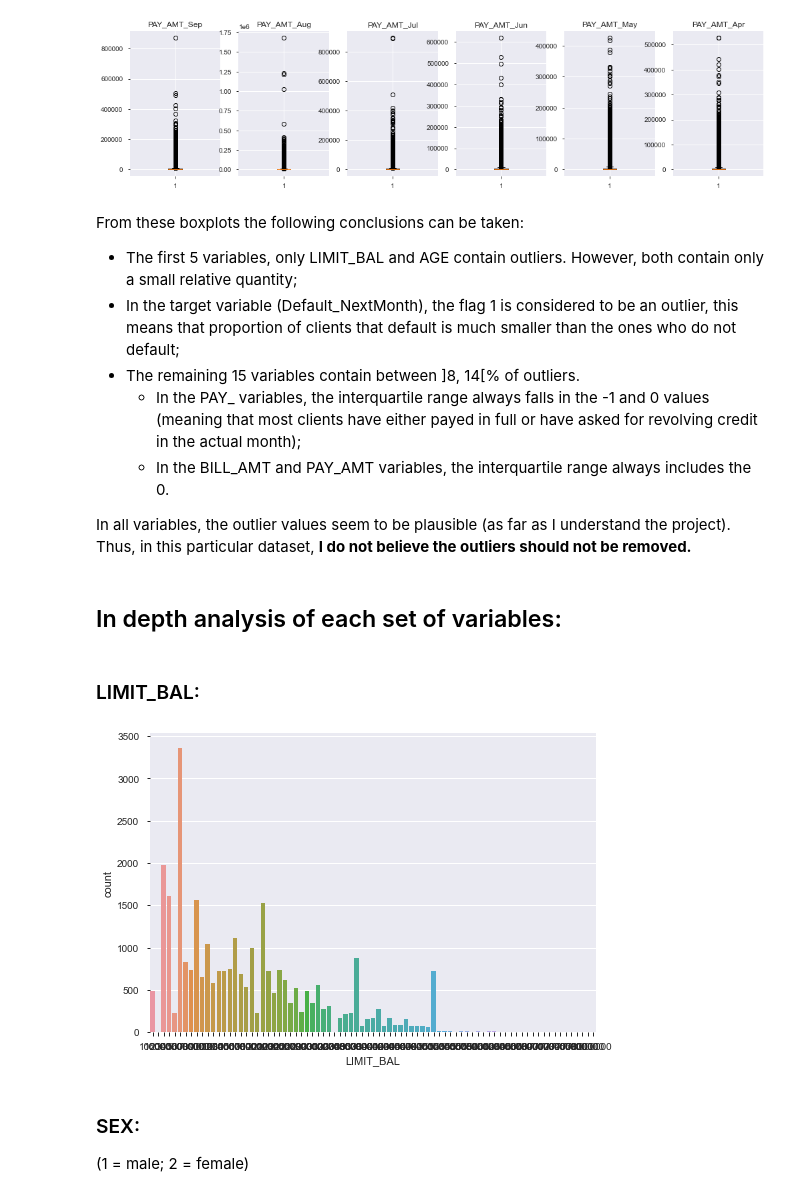
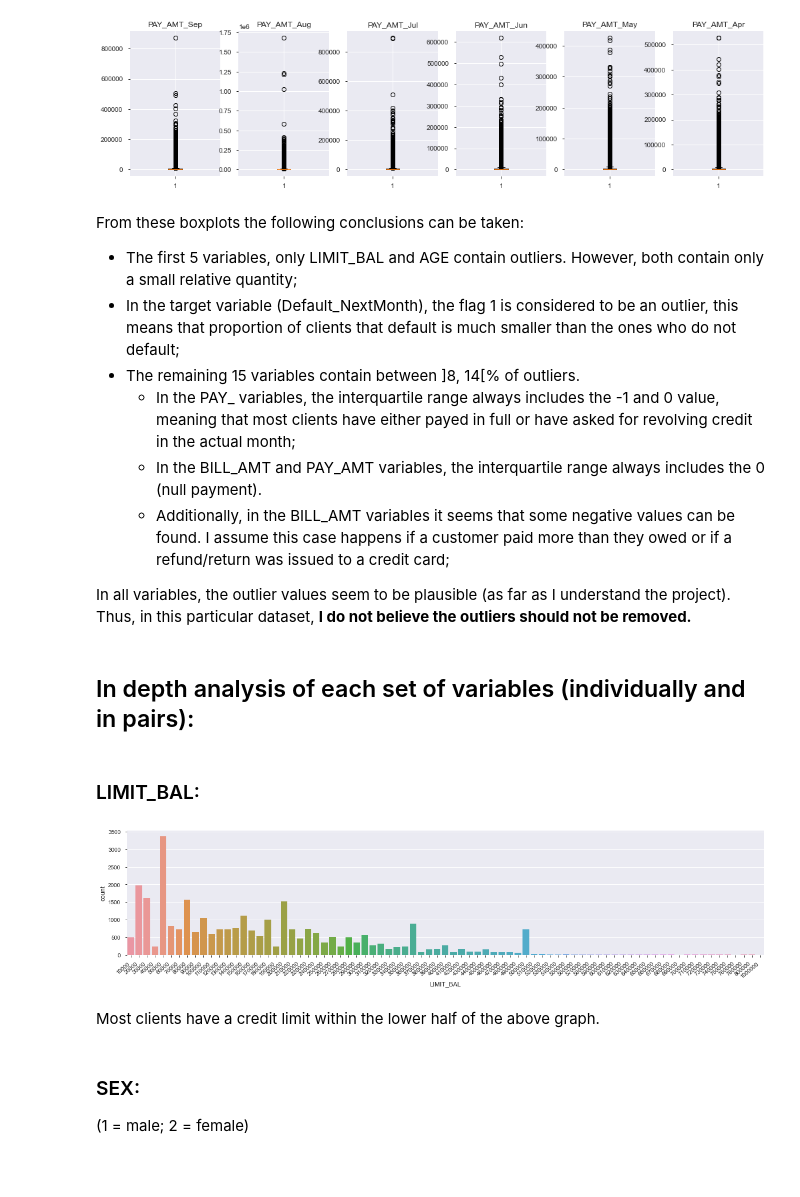
Before and after one commit to TomeBorges/Credit-One, a Jupyter notebook: TOMÉ_BORGES_dasa204_Course2_Task2.ipynb, the cells around one changed output. Cells and saved outputs as stored; diff of their text form; code cells hidden in the pictures; blank space fills up the shorter version.

```diff
--- a/TOMÉ_BORGES_dasa204_Course2_Task2.ipynb
+++ b/TOMÉ_BORGES_dasa204_Course2_Task2.ipynb
@@ -799,19 +762,24 @@ From these boxplots the following conclusions can be taken:
 - The first 5 variables, only LIMIT_BAL and AGE contain outliers. However, both contain only a small relative quantity;
 - In the target variable (Default_NextMonth), the flag 1 is considered to be an outlier, this means that proportion of clients that default is much smaller than the ones who do not default;
 - The remaining 15 variables contain between ]8, 14\[\% of outliers.
-    - In the PAY_ variables, the interquartile range always falls in the -1 and 0 values (meaning that most clients have either payed in full or have asked for revolving credit in the actual month);
-    - In the BILL_AMT and PAY_AMT variables, the interquartile range always includes the 0.
+    - In the PAY_ variables, the interquartile range always includes the -1 and 0 value, meaning that most clients have either payed in full or have asked for revolving credit in the actual month;
+    - In the BILL_AMT and PAY_AMT variables, the interquartile range always includes the 0 (null payment).
+    - Additionally, in the BILL_AMT variables it seems that some negative values can be found. I assume this case happens if a customer paid more than they owed or if a refund/return was issued to a credit card;
 
 In all variables, the outlier values seem to be plausible (as far as I understand the project). Thus, in this particular dataset, **I do not believe the outliers should not be removed.**
 # %% [markdown]
-## In depth analysis of each set of variables:
+## In depth analysis of each set of variables (individually and in pairs):
 # %% [markdown]
 ### LIMIT_BAL:
 # %%
-ax = sns.countplot(x="LIMIT_BAL", data=pd.DataFrame(df.LIMIT_BAL.round(-1)))
+fig, ax = plt.subplots(figsize=(20,4))
+ax = sns.countplot(x="LIMIT_BAL", data=pd.DataFrame(df.LIMIT_BAL.round(-4)))
+ax.set_xticklabels(ax.get_xticklabels(), rotation=40, ha="right")
 plt.show()
 # %% [output]
-[figure, old version]
+[figure, new version]
+# %% [markdown]
+Most clients have a credit limit within the lower half of the above graph.
 # %% [markdown]
 ### SEX:
 (1 = male; 2 = female)
```
Also changed, not shown: parts of 6 cells of this notebook.
